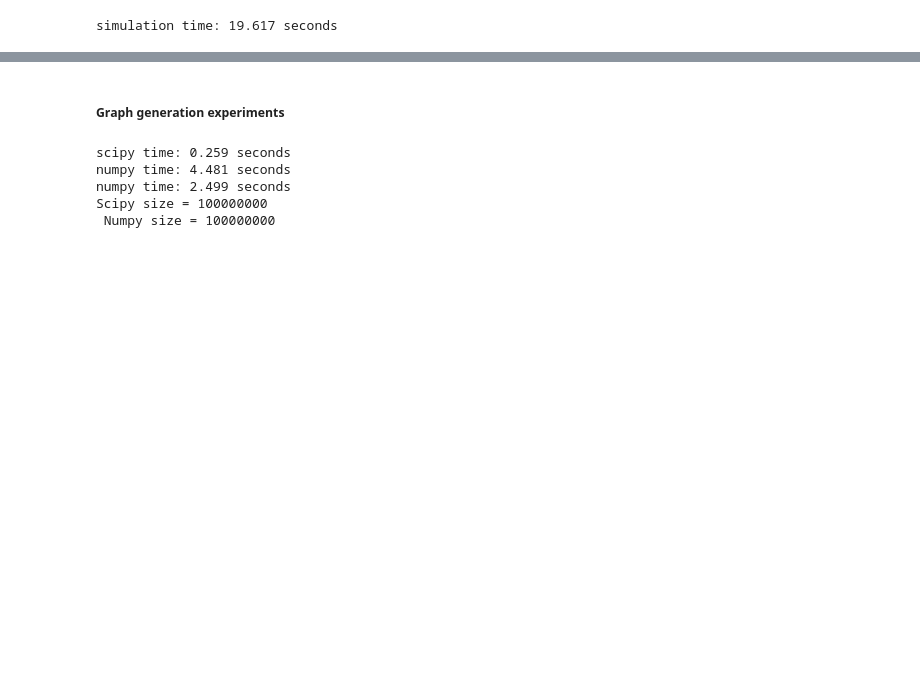
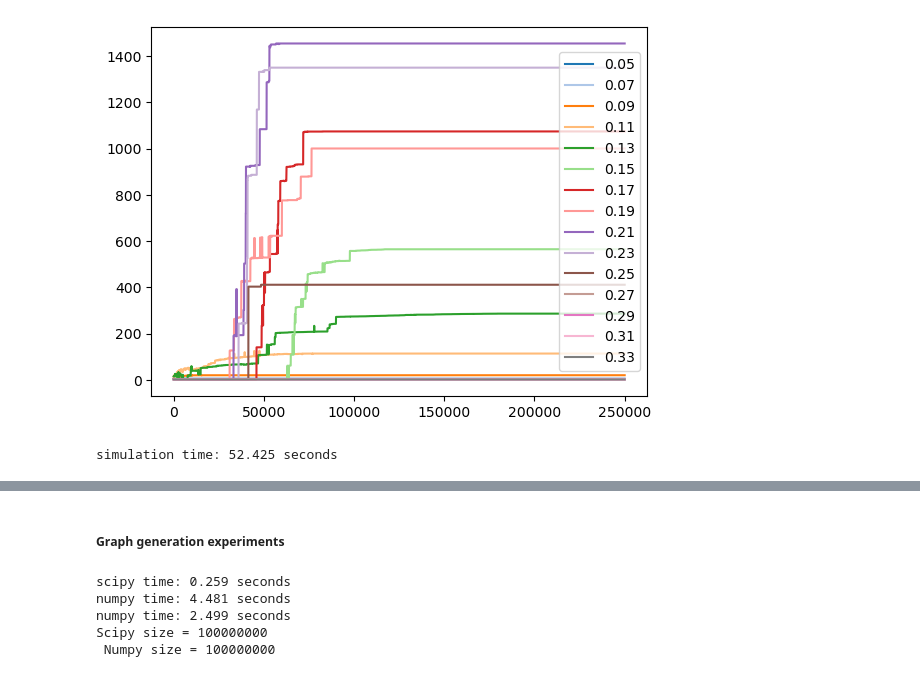
Before and after one commit to jacdals97/CSN_project, a Jupyter notebook: deffuant_effective_network _graph_tool.ipynb, the cells around one changed output, grey strips where cells are left out. Cells and saved outputs as stored; diff of their text form; code cells hidden in the pictures; blank space fills up the shorter version.

```diff
--- a/deffuant_effective_network _graph_tool.ipynb
+++ b/deffuant_effective_network _graph_tool.ipynb
@@ -340,0 +440,4 @@ simulation time: 34.22 seconds
+# %%
+plot_multiple_lines(x_hat_avgs, x_hat_vars, plot_first_n=-1, legends=[round(x, 2) for x in d], colors=cols)
+# %% [output]
+[figure, added]
@@ -341,13 +446,15 @@ simulation time: 34.22 seconds
 # %%
-rng = np.random.default_rng(11)
 
-graph = get_net('erdos', 900, rng, p=0.01)
+
+graph = get_net('erdos', 100, rng, p=0.05)
+#graph = get_net('complete_mixing', 1000)
 
 start = time.time()
+g, ops, comps, y, C, X, op_dif = simulate_deffuant_model(graph, 250000, 0.15, 0.3, symmetric_updating=True, fast_mode=False, rng=rng, offset=-1, res_threshold=0.001)
 
-g, y, C, X = simulate_deffuant_model(graph, 20000, 0.01, 0.3, symmetric_updating=True, fast_mode=False, rng=rng, offset=-1)
+#g = simulate_deffuant_model(graph, 50000, 0.1, 0.3, symmetric_updating=True, fast_mode=False, rng=rng, offset=-1, early_return=True)
 
 total_time = round(time.time()-start, 3)
 print(f"simulation time: {total_time} seconds")
 # %% [output]
-simulation time: 19.617 seconds
+simulation time: 52.425 seconds
```
Also changed, not shown: parts of 19 cells of this notebook.
